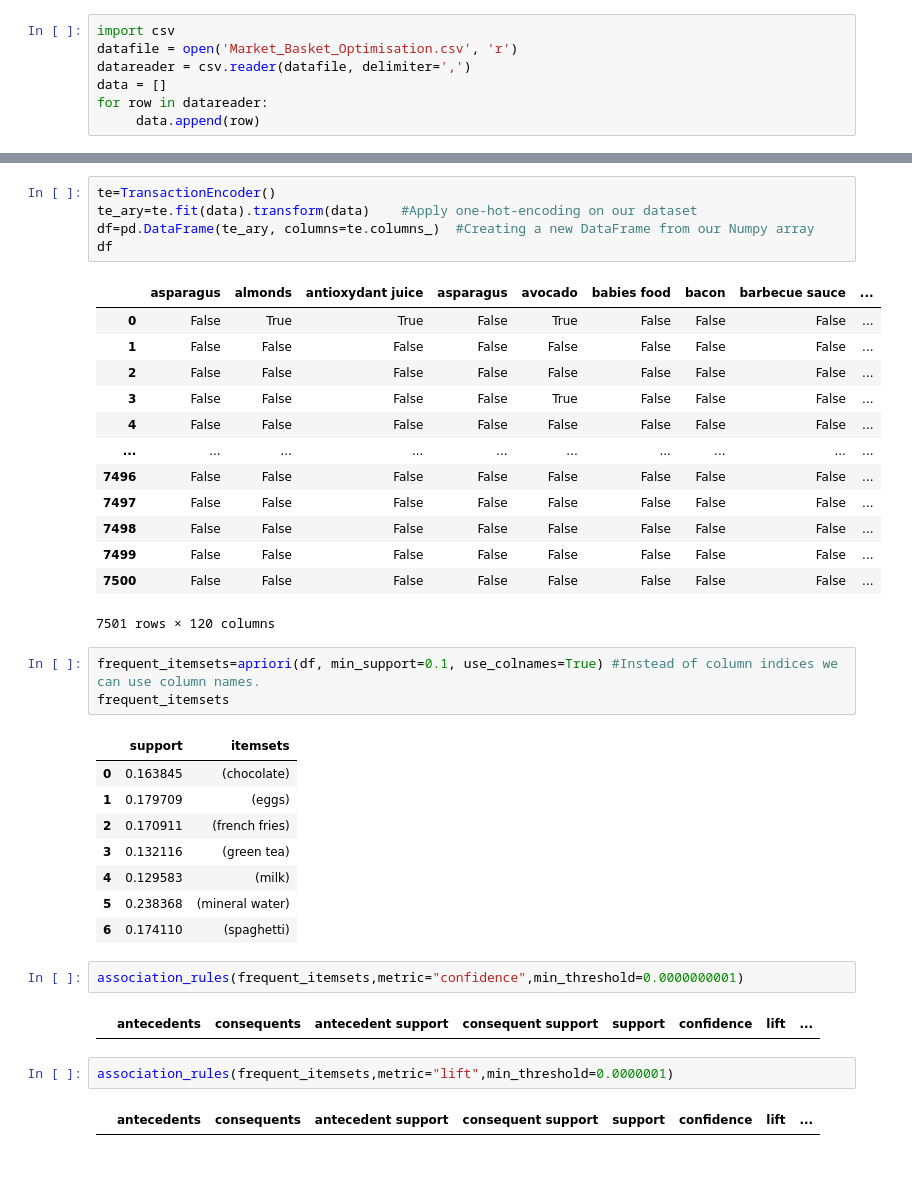
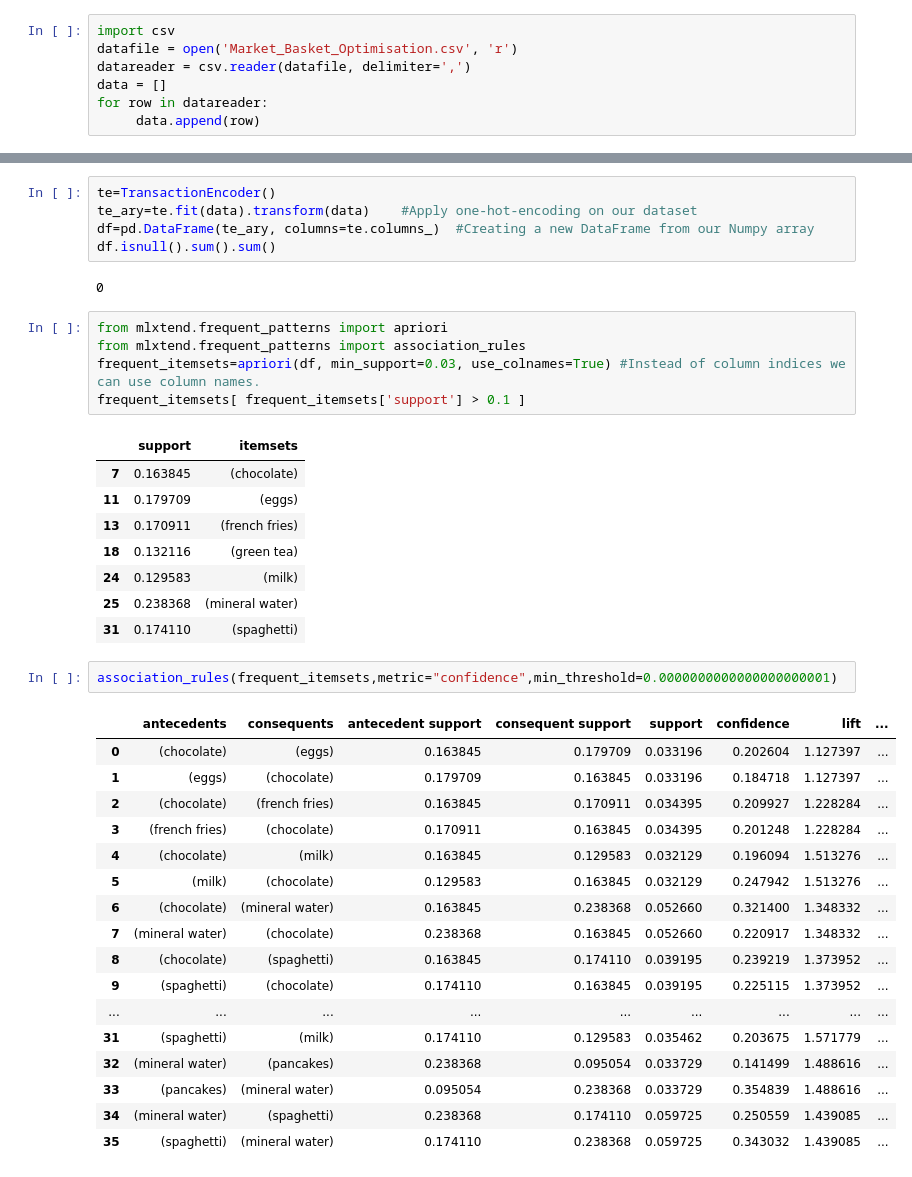
Before and after one commit to mohamedamr13/Machine-Learning-, a Jupyter notebook: Apriori.ipynb, the cells around one changed output, grey strips where cells are left out. Drawn from its saved outputs; the diff is of its cells as text.

```diff
--- a/Apriori.ipynb
+++ b/Apriori.ipynb
@@ -82,38 +64,40 @@ data
 te=TransactionEncoder()
 te_ary=te.fit(data).transform(data)    #Apply one-hot-encoding on our dataset
 df=pd.DataFrame(te_ary, columns=te.columns_)  #Creating a new DataFrame from our Numpy array
-df
+df.isnull().sum().sum()
 # %% [output]
-|  | asparagus | almonds | antioxydant juice | asparagus | avocado | babies food | bacon | barbecue sauce | ... |
-| 0 | False | True | True | False | True | False | False | False | ... |
-| 1 | False | False | False | False | False | False | False | False | ... |
-| 2 | False | False | False | False | False | False | False | False | ... |
-| 3 | False | False | False | False | True | False | False | False | ... |
-| 4 | False | False | False | False | False | False | False | False | ... |
-| ... | ... | ... | ... | ... | ... | ... | ... | ... | ... |
-| 7496 | False | False | False | False | False | False | False | False | ... |
-| 7497 | False | False | False | False | False | False | False | False | ... |
-| 7498 | False | False | False | False | False | False | False | False | ... |
-| 7499 | False | False | False | False | False | False | False | False | ... |
-| 7500 | False | False | False | False | False | False | False | False | ... |
-7501 rows × 120 columns
+0
 # %%
-frequent_itemsets=apriori(df, min_support=0.1, use_colnames=True) #Instead of column indices we can use column names.
-frequent_itemsets
+from mlxtend.frequent_patterns import apriori
+from mlxtend.frequent_patterns import association_rules
+frequent_itemsets=apriori(df, min_support=0.03, use_colnames=True) #Instead of column indices we can use column names.
+frequent_itemsets[ frequent_itemsets['support'] > 0.1 ]
 # %% [output]
 |  | support | itemsets |
-| 0 | 0.163845 | (chocolate) |
-| 1 | 0.179709 | (eggs) |
-| 2 | 0.170911 | (french fries) |
-| 3 | 0.132116 | (green tea) |
-| 4 | 0.129583 | (milk) |
-| 5 | 0.238368 | (mineral water) |
-| 6 | 0.174110 | (spaghetti) |
+| 7 | 0.163845 | (chocolate) |
+| 11 | 0.179709 | (eggs) |
+| 13 | 0.170911 | (french fries) |
+| 18 | 0.132116 | (green tea) |
+| 24 | 0.129583 | (milk) |
+| 25 | 0.238368 | (mineral water) |
+| 31 | 0.174110 | (spaghetti) |
 # %%
-association_rules(frequent_itemsets,metric="confidence",min_threshold=0.0000000001)
+association_rules(frequent_itemsets,metric="confidence",min_threshold=0.0000000000000000000001)
 # %% [output]
 |  | antecedents | consequents | antecedent support | consequent support | support | confidence | lift | ... |
+| 0 | (chocolate) | (eggs) | 0.163845 | 0.179709 | 0.033196 | 0.202604 | 1.127397 | ... |
+| 1 | (eggs) | (chocolate) | 0.179709 | 0.163845 | 0.033196 | 0.184718 | 1.127397 | ... |
+| 2 | (chocolate) | (french fries) | 0.163845 | 0.170911 | 0.034395 | 0.209927 | 1.228284 | ... |
+| 3 | (french fries) | (chocolate) | 0.170911 | 0.163845 | 0.034395 | 0.201248 | 1.228284 | ... |
+| 4 | (chocolate) | (milk) | 0.163845 | 0.129583 | 0.032129 | 0.196094 | 1.513276 | ... |
+| 5 | (milk) | (chocolate) | 0.129583 | 0.163845 | 0.032129 | 0.247942 | 1.513276 | ... |
+| 6 | (chocolate) | (mineral water) | 0.163845 | 0.238368 | 0.052660 | 0.321400 | 1.348332 | ... |
+| 7 | (mineral water) | (chocolate) | 0.238368 | 0.163845 | 0.052660 | 0.220917 | 1.348332 | ... |
+| 8 | (chocolate) | (spaghetti) | 0.163845 | 0.174110 | 0.039195 | 0.239219 | 1.373952 | ... |
+| 9 | (spaghetti) | (chocolate) | 0.174110 | 0.163845 | 0.039195 | 0.225115 | 1.373952 | ... |
+| ... | ... | ... | ... | ... | ... | ... | ... | ... |
+| 31 | (spaghetti) | (milk) | 0.174110 | 0.129583 | 0.035462 | 0.203675 | 1.571779 | ... |
+| 32 | (mineral water) | (pancakes) | 0.238368 | 0.095054 | 0.033729 | 0.141499 | 1.488616 | ... |
+| 33 | (pancakes) | (mineral water) | 0.095054 | 0.238368 | 0.033729 | 0.354839 | 1.488616 | ... |
+| 34 | (mineral water) | (spaghetti) | 0.238368 | 0.174110 | 0.059725 | 0.250559 | 1.439085 | ... |
+| 35 | (spaghetti) | (mineral water) | 0.174110 | 0.238368 | 0.059725 | 0.343032 | 1.439085 | ... |
-# %%
-association_rules(frequent_itemsets,metric="lift",min_threshold=0.0000001)
-# %% [output]
-|  | antecedents | consequents | antecedent support | consequent support | support | confidence | lift | ... |
```
Also changed, not shown: parts of 8 cells of this notebook.
